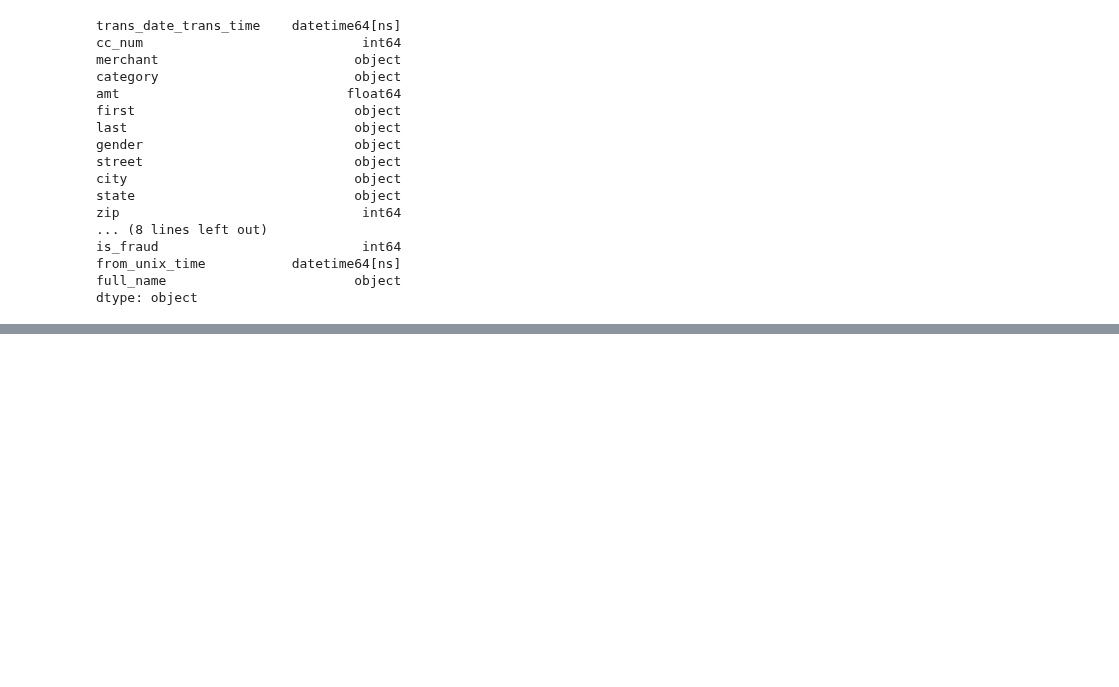
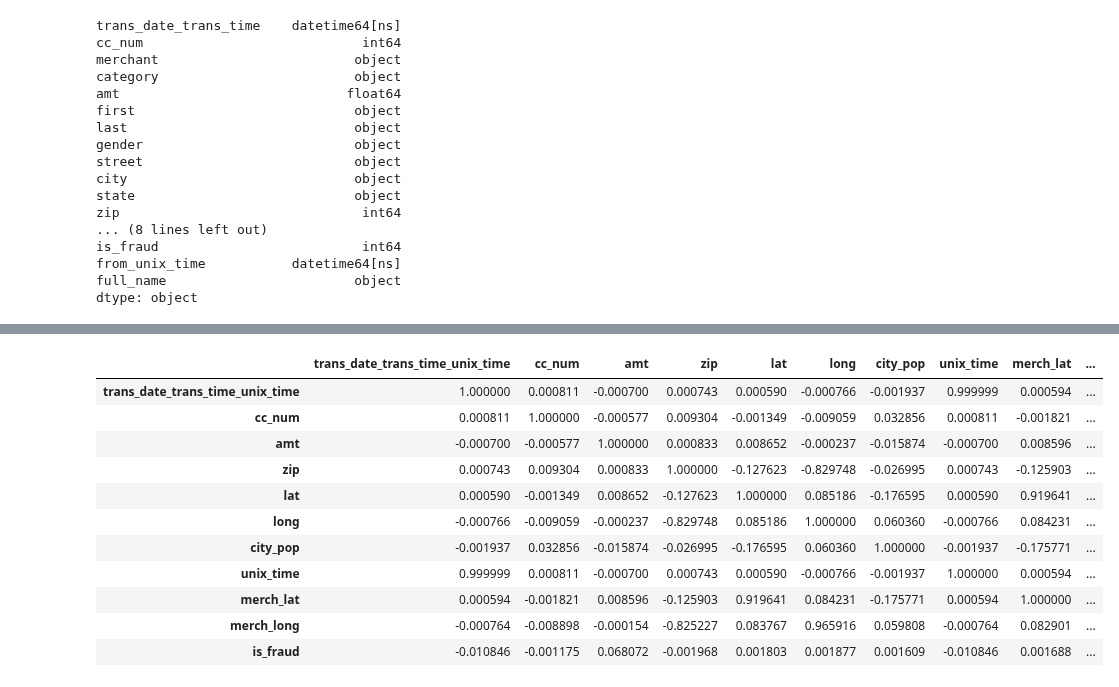
Before and after one commit to smwares/Credit-Card-Fraud-Detection, a Jupyter notebook: src/EDA.ipynb, the cells around one changed output, grey strips where cells are left out. Saved outputs shown, nothing was run; the diff lists cells and outputs as text; code cells hidden in the pictures; blank space fills up the shorter version.

```diff
--- a/src/EDA.ipynb
+++ b/src/EDA.ipynb
@@ -156,0 +234,17 @@ files.download('fraud_cleaned.csv')
+# %%
+# Create a correlation matrix, using Kendall-Tau method since data doesn't follow normal distribution
+fraud_corr = fraud_df.corr(method='kendall', numeric_only=True)
+fraud_corr
+# %% [output]
+|  | trans_date_trans_time_unix_time | cc_num | amt | zip | lat | long | city_pop | unix_time | merch_lat | ... |
+| trans_date_trans_time_unix_time | 1.000000 | 0.000811 | -0.000700 | 0.000743 | 0.000590 | -0.000766 | -0.001937 | 0.999999 | 0.000594 | ... |
+| cc_num | 0.000811 | 1.000000 | -0.000577 | 0.009304 | -0.001349 | -0.009059 | 0.032856 | 0.000811 | -0.001821 | ... |
+| amt | -0.000700 | -0.000577 | 1.000000 | 0.000833 | 0.008652 | -0.000237 | -0.015874 | -0.000700 | 0.008596 | ... |
+| zip | 0.000743 | 0.009304 | 0.000833 | 1.000000 | -0.127623 | -0.829748 | -0.026995 | 0.000743 | -0.125903 | ... |
+| lat | 0.000590 | -0.001349 | 0.008652 | -0.127623 | 1.000000 | 0.085186 | -0.176595 | 0.000590 | 0.919641 | ... |
+| long | -0.000766 | -0.009059 | -0.000237 | -0.829748 | 0.085186 | 1.000000 | 0.060360 | -0.000766 | 0.084231 | ... |
+| city_pop | -0.001937 | 0.032856 | -0.015874 | -0.026995 | -0.176595 | 0.060360 | 1.000000 | -0.001937 | -0.175771 | ... |
+| unix_time | 0.999999 | 0.000811 | -0.000700 | 0.000743 | 0.000590 | -0.000766 | -0.001937 | 1.000000 | 0.000594 | ... |
+| merch_lat | 0.000594 | -0.001821 | 0.008596 | -0.125903 | 0.919641 | 0.084231 | -0.175771 | 0.000594 | 1.000000 | ... |
+| merch_long | -0.000764 | -0.008898 | -0.000154 | -0.825227 | 0.083767 | 0.965916 | 0.059808 | -0.000764 | 0.082901 | ... |
+| is_fraud | -0.010846 | -0.001175 | 0.068072 | -0.001968 | 0.001803 | 0.001877 | 0.001609 | -0.010846 | 0.001688 | ... |
```
Also changed, not shown: parts of 13 cells of this notebook.
